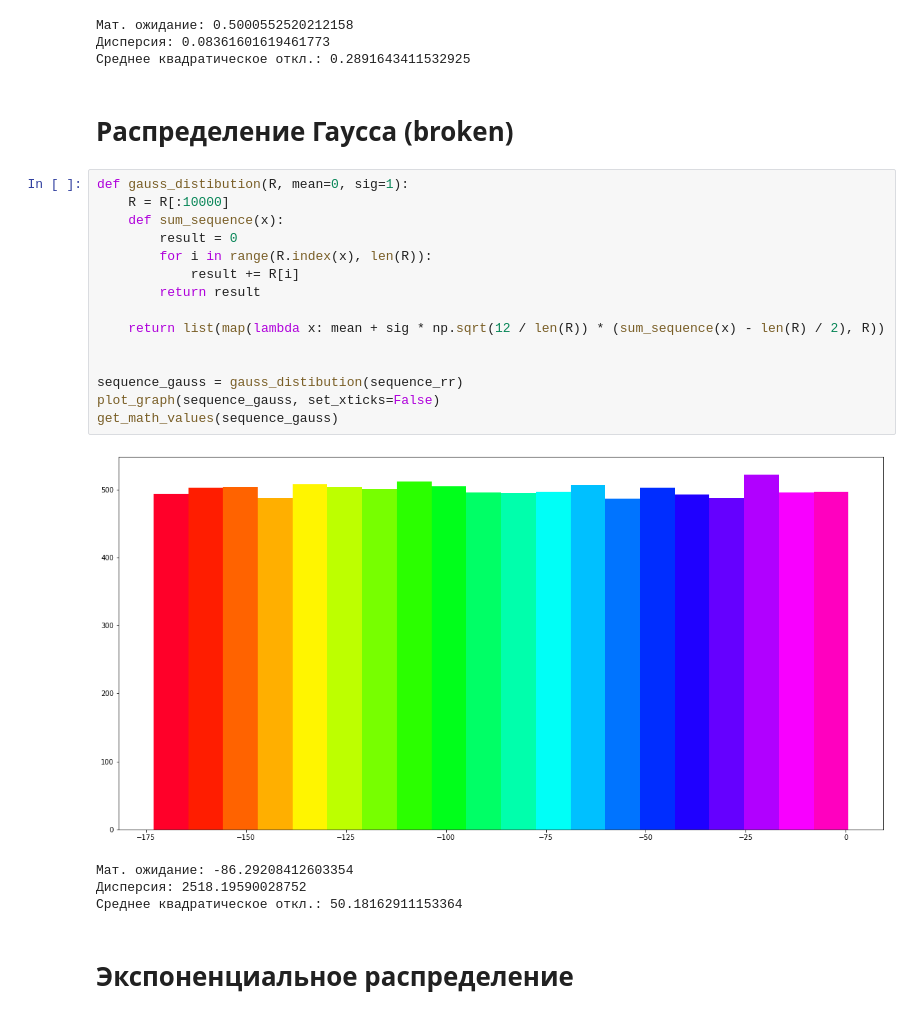
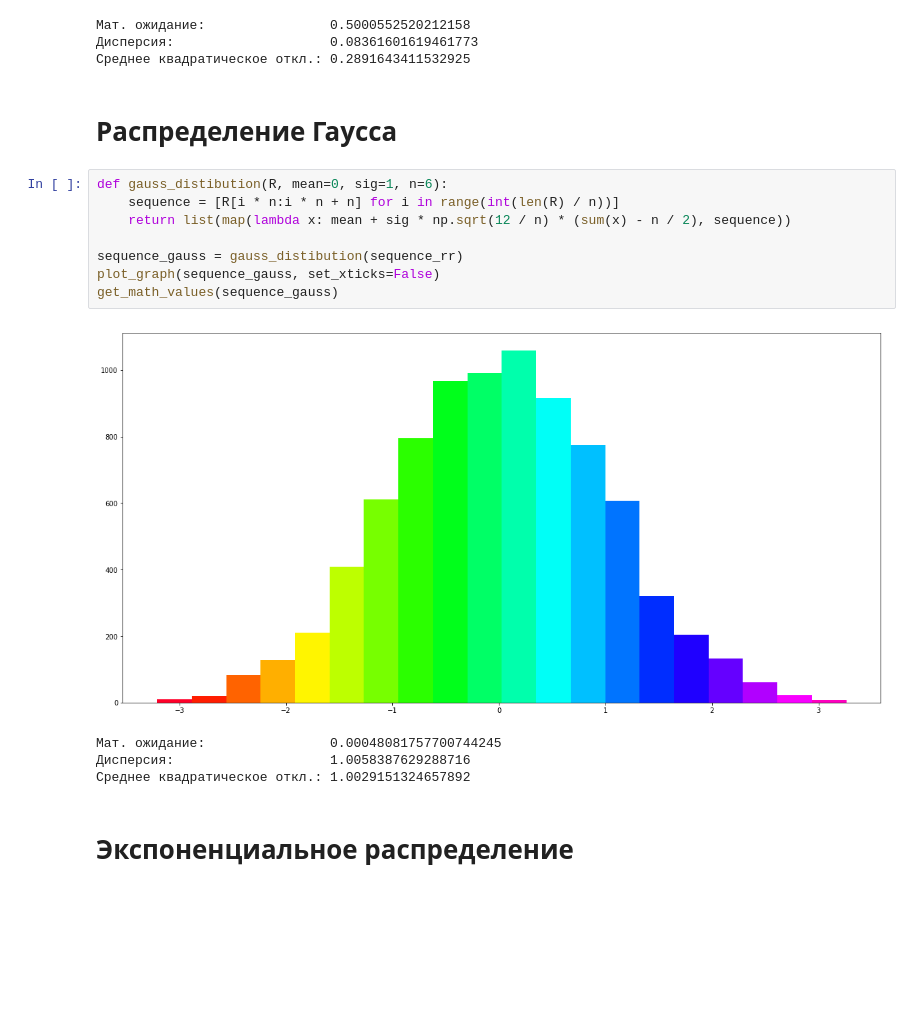
Before and after one commit to IAmVisco/sammod, a Jupyter notebook: LCG.ipynb, the cells around one changed output. Drawn from its saved outputs; the diff is of its cells as text; blank space fills up the shorter version.

```diff
--- a/LCG.ipynb
+++ b/LCG.ipynb
@@ -70,26 +70,19 @@ get_math_values(sequence)
 Среднее квадратическое откл.: 0.2891643411532925
 # %% [markdown]
-# Распределение Гаусса (broken)
+# Распределение Гаусса
 # %%
-def gauss_distibution(R, mean=0, sig=1):
-    R = R[:10000]
-    def sum_sequence(x):
-        result = 0
-        for i in range(R.index(x), len(R)):
-            result += R[i]
-        return result
-
-    return list(map(lambda x: mean + sig * np.sqrt(12 / len(R)) * (sum_sequence(x) - len(R) / 2), R))
-
+def gauss_distibution(R, mean=0, sig=1, n=6):
+    sequence = [R[i * n:i * n + n] for i in range(int(len(R) / n))]
+    return list(map(lambda x: mean + sig * np.sqrt(12 / n) * (sum(x) - n / 2), sequence))
 
 sequence_gauss = gauss_distibution(sequence_rr)
 plot_graph(sequence_gauss, set_xticks=False)
 get_math_values(sequence_gauss)
 # %% [output]
-[figure, old version]
+[figure, new version]
-Мат. ожидание: -86.29208412603354
-Дисперсия: 2518.19590028752
-Среднее квадратическое откл.: 50.18162911153364
+Мат. ожидание:                0.00048081757700744245
+Дисперсия:                    1.0058387629288716
+Среднее квадратическое откл.: 1.0029151324657892
 # %% [markdown]
 # Экспоненциальное распределение
 # %%
```
Also changed, not shown: parts of 2 cells of this notebook.
